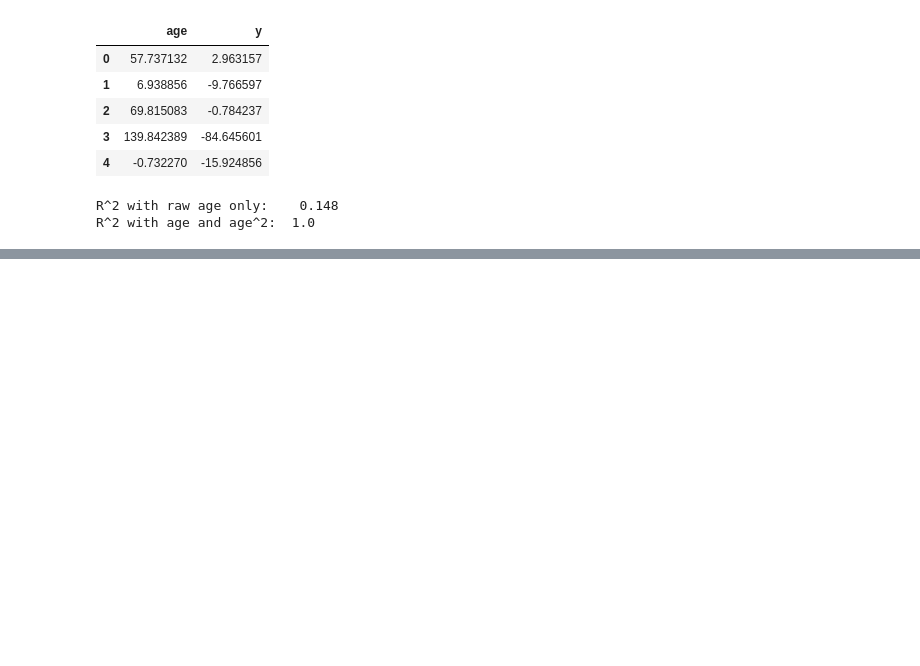
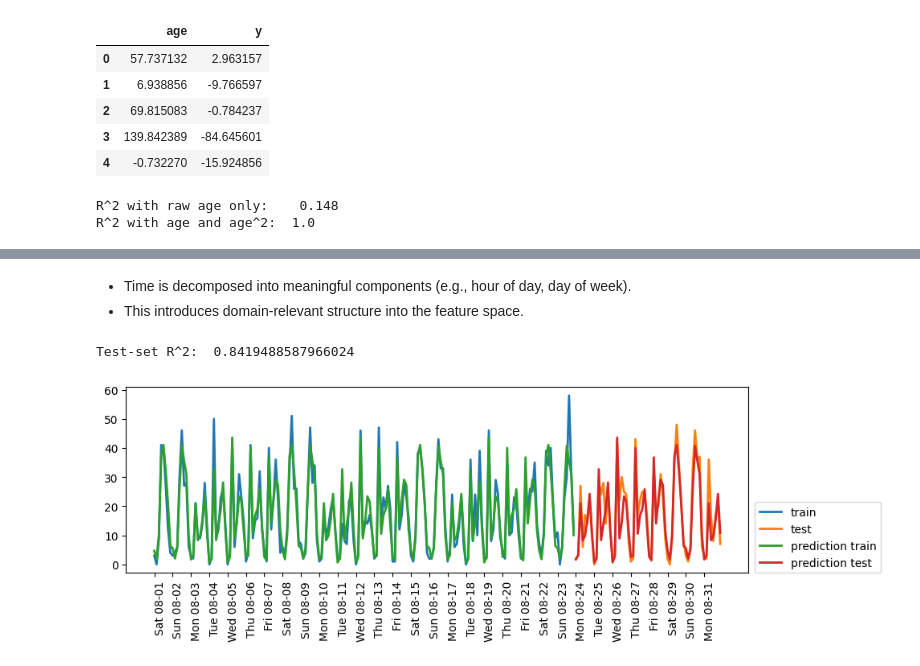
Before and after one commit to jinjiayun57/ml_modeling-foundations, a Jupyter notebook: 18_Transformations_feature_selection.ipynb, the cells around one changed output, grey strips where cells are left out. Saved outputs shown, nothing was run; the diff lists cells and outputs as text; code cells hidden in the pictures; blank space fills up the shorter version.

```diff
--- a/18_Transformations_feature_selection.ipynb
+++ b/18_Transformations_feature_selection.ipynb
@@ -443,0 +506,10 @@ R^2 with age and age^2:  1.0
+# %% [markdown]
+- Time is decomposed into meaningful components (e.g., hour of day, day of week).
+- This introduces domain-relevant structure into the feature space.
+# %%
+X_hour_week = np.hstack([citibike.index.dayofweek.to_numpy().reshape(-1, 1),
+                         X_hour])
+eval_on_features(X_hour_week, y, regressor)
+# %% [output]
+Test-set R^2:  0.8419488587966024
+[figure, added]
```
Also changed, not shown: parts of 9 cells of this notebook.
